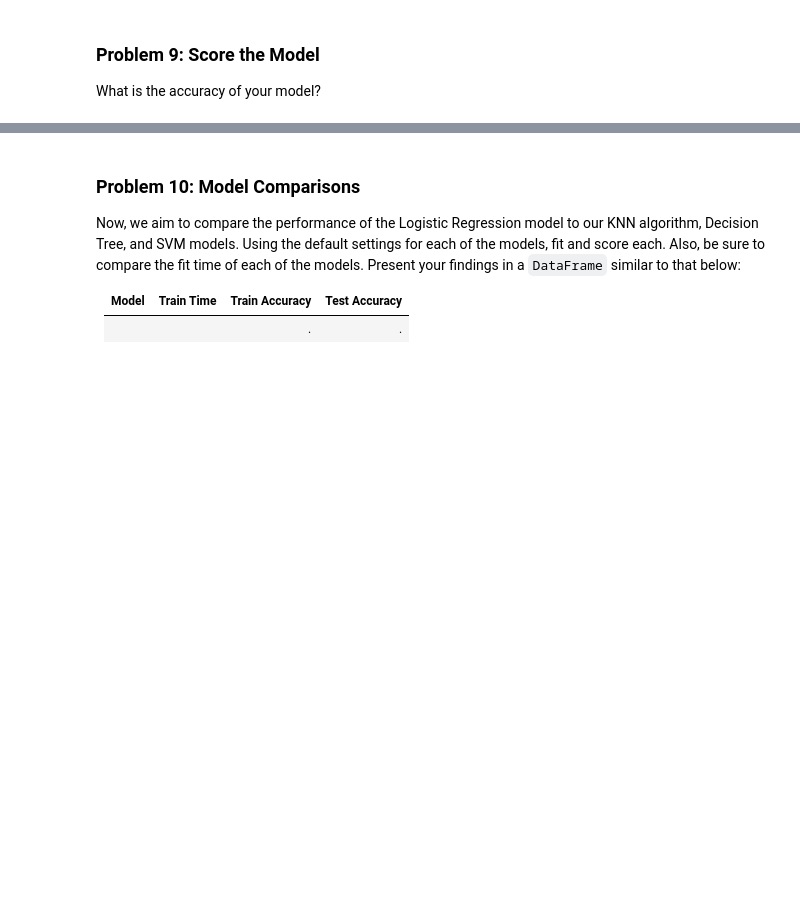
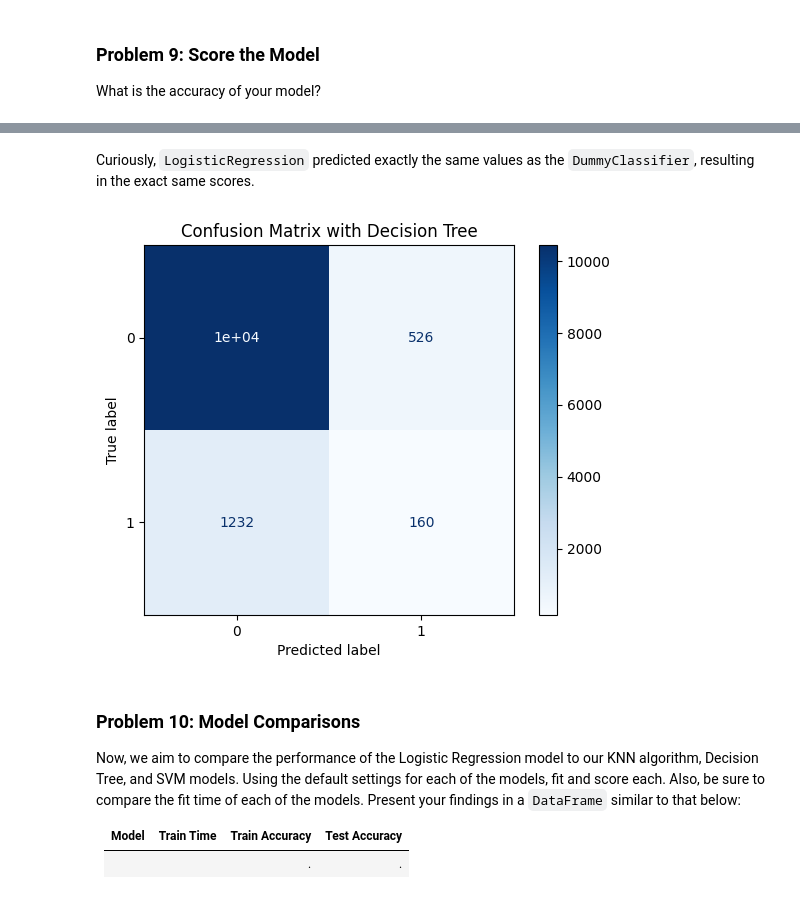
Before and after one commit to girishnath/machinelearning, a Jupyter notebook: comparing-classifiers/comparing-classifiers.ipynb, the cells around one changed output, grey strips where cells are left out. Saved outputs shown, nothing was run; the diff lists cells and outputs as text; code cells hidden in the pictures; blank space fills up the shorter version.

```diff
--- a/comparing-classifiers/comparing-classifiers.ipynb
+++ b/comparing-classifiers/comparing-classifiers.ipynb
@@ -21,5 +40,6 @@ import pandas as pd
 # %%
-df = pd.read_csv('data/bank-additional-full.csv', sep = ';')
+contentRoot = '/content/drive/MyDrive/Github/machinelearning/comparing-classifiers'
+df = pd.read_csv('{}/data/bank-additional-full.csv'.format(contentRoot), sep = ';')
 # %%
 df.head()
 # %% [output]
@@ -127,3 +216,17 @@ What is the accuracy of your model?
+# %% [markdown]
+Curiously, `LogisticRegression` predicted exactly the same values as the `DummyClassifier`, resulting in the exact same scores.
+# %%
+dtree = DecisionTreeClassifier().fit(X_train, y_train)
+disp = ConfusionMatrixDisplay.from_estimator(
+        dtree,
+        X_test,
+        y_test,
+        cmap=plt.cm.Blues,
+    )
+disp.ax_.set_title('Confusion Matrix with Decision Tree')
+plt.show()
+# %% [output]
+[figure, added]
 # %% [markdown]
 ### Problem 10: Model Comparisons
 
```
Also changed, not shown: parts of 43 cells of this notebook.
